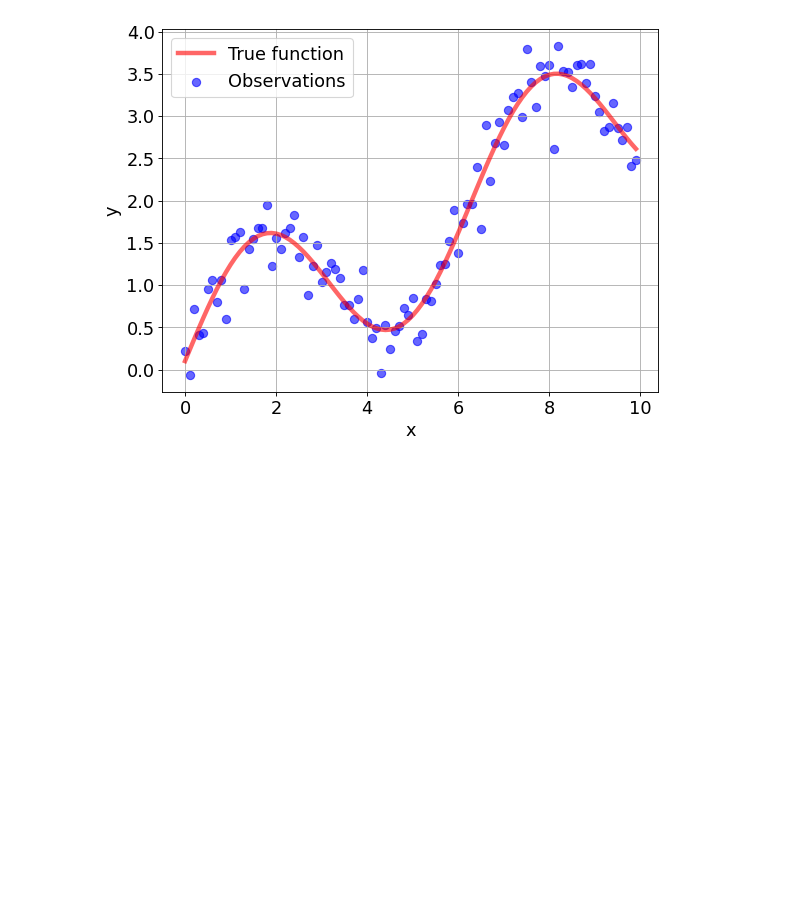
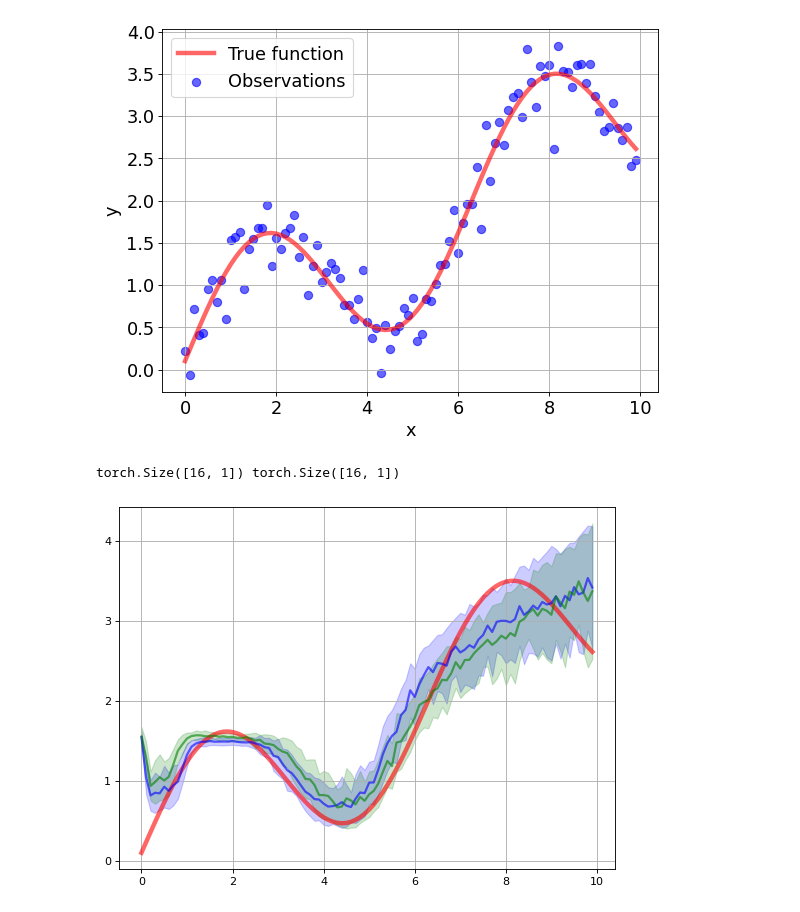
Before and after one commit to Kaleidophon/evidential-deep-learning-survey, a Jupyter notebook: example.ipynb, the cells around one changed output. Saved outputs shown, nothing was run; the diff lists cells and outputs as text; code cells hidden in the pictures; blank space fills up the shorter version.

Commit message:
Add regression with ensemble and MC Dropout

```diff
--- a/example.ipynb
+++ b/example.ipynb
@@ -540,0 +655,57 @@ plt.show()
+# %%
+regression_mcdropout = RegressionMCDropout(
+    input_size=1, hidden_size=HIDDEN_SIZE, num_layers=NUM_LAYERS,
+    num_predictions=NUM_PREDICTIONS, learning_rate=LEARNING_RATE
+)
+# %%
+mean, std = np.mean(y), np.std(y)
+scaled_y = (y - mean) / std
+
+# Create dataloader
+split_regression_data = list(zip(
+    [x for x in torch.FloatTensor(x).squeeze().split(1)],
+    [y for y in torch.FloatTensor(scaled_y).squeeze().split(1)]
+))
+
+regression_data_loader = torch.utils.data.DataLoader(
+    split_regression_data,
+    batch_size=BATCH_SIZE,
+    shuffle=True
+)
+
+for batch in regression_data_loader:
+    print(batch[0].shape, batch[1].shape)
+    break
+# %% [output]
+torch.Size([16, 1]) torch.Size([16, 1])
+# %%
+regression_ensemble.train(regression_data_loader, num_epochs=NUM_EPOCHS)
+# %%
+regression_mcdropout.train(regression_data_loader, num_epochs=NUM_EPOCHS)
+# %%
+preds_ensemble = regression_ensemble.get_predictions(torch.FloatTensor(x).unsqueeze(dim=-1)).squeeze().detach().numpy()
+preds_mcdropout = regression_mcdropout.get_predictions(torch.FloatTensor(x).unsqueeze(dim=-1)).squeeze().detach().numpy()
+
+# Scale back
+preds_ensemble = preds_ensemble * std + mean
+preds_mcdropout = preds_mcdropout * std + mean
+# %%
+plt.figure(figsize=(8, 6), dpi=80)
+ax = plt.gca()
+plt.grid(visible=True)
+
+plt.plot(x, true_y, alpha=0.6, color="red", label="True function", linewidth=4)
+
+# Plot ensemble
+preds_ensemble_mean, preds_ensemble_std = preds_ensemble.mean(axis=0), preds_ensemble.std(axis=0)
+plt.plot(x, preds_ensemble_mean, alpha=0.6, color="blue", label="Ensemble", linewidth=2)
+plt.fill_between(x, preds_ensemble_mean - preds_ensemble_std, preds_ensemble_mean + preds_ensemble_std, alpha=.2, color='blue')
+
+# Plot MC Dropout
+preds_mcdropout_mean, preds_mcdropout_std = preds_mcdropout.mean(axis=0), preds_mcdropout.std(axis=0)
+plt.plot(x, preds_mcdropout_mean, alpha=0.6, color="green", label="MC Dropout", linewidth=2)
+plt.fill_between(x, preds_mcdropout_mean - preds_mcdropout_std, preds_mcdropout_mean + preds_mcdropout_std, alpha=.2, color='green')
+
+plt.show()
+# %% [output]
+[figure, added]
```
Also changed, not shown: parts of 5 cells of this notebook.
